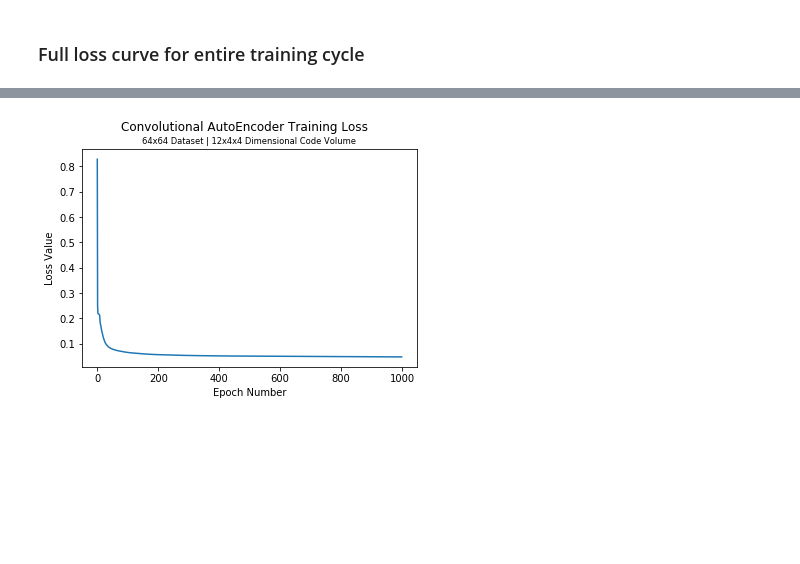
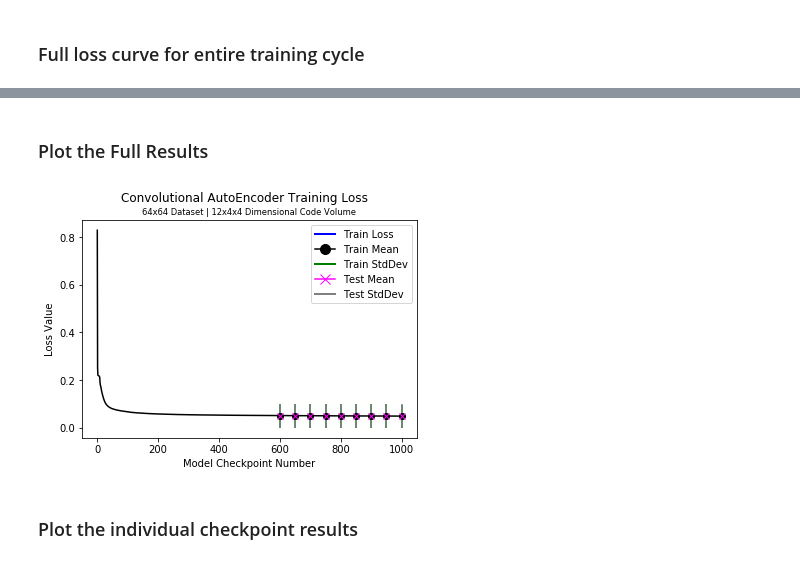
Before and after one commit to kseuro/particle_generator, a Jupyter notebook: deploy_analysis/AutoEncoder_Evaluation.ipynb, the cells around one changed output, grey strips where cells are left out. Cells and saved outputs as stored; diff of their text form; code cells hidden in the pictures; blank space fills up the shorter version.

Commit message:
Added train loss, loss distribution, and loss statistics plotting to AE eval notebook

```diff
--- a/deploy_analysis/AutoEncoder_Evaluation.ipynb
+++ b/deploy_analysis/AutoEncoder_Evaluation.ipynb
@@ -300,0 +334,3 @@ new_losses = np.asarray(new_losses)
+# %%
+test_means.append(test_mean)
+test_stds.append(test_std)
@@ -300,0 +339,2 @@ new_losses = np.asarray(new_losses)
+# %%
+ref_train_losses = []
@@ -300,0 +358,6 @@ new_losses = np.asarray(new_losses)
+# %%
+train_mean = np.mean(ref_train_losses)
+train_std  = np.std(ref_train_losses)
+# %%
+train_means.append(train_mean)
+train_stds.append(train_std)
@@ -301,3 +372,5 @@ new_losses = np.asarray(new_losses)
+# %% [markdown]
+### Plot the Full Results
 # %%
 # Compute the plot title
 if 'mlp' in exp_path:
@@ -316,20 +389,52 @@ if 'mlp' in exp_path:
     save_file = "training_loss_MLP_AE_{}_dataset_{}_l-dim.png".format(im_dim, l_dim)
 else:
     save_file = "training_loss_Conv_AE_{}_dataset_{}-{}-{}_code-volume.png".format(im_dim, l_dim, 4, 4)
-# %%
-%matplotlib inline
-# Plot the losses against the number of epochs
-fig, axes = plt.subplots(1,1)
-fig.suptitle(title)
-
-axes.set_title(label, fontsize="small")
-axes.set_xlabel("Epoch Number")
-axes.set_ylabel("Loss Value")
-
-# Plot data
-axes.plot(np.arange(0, num_epochs), new_losses)
-
-# Generate and save image
-plt.savefig(save_file, dpi=300)
-# %% [output]
-[figure, removed]
+# %%
+%matplotlib inline
+checkpoints = [i for i in range(600, 1050, 50)]
+colors = ['black', 'green', 'magenta', 'gray']
+
+# Train Loss Label
+l0 = Line2D([0], [0], color='blue', lw=2, label='Train Loss')
+
+# Train Legend Labels
+l1 = Line2D([0], [0], marker='o', color=colors[0], label='Train Mean',   markerfacecolor= colors[0], markersize=10)
+l2 = Line2D([0], [0], color=colors[1], lw=2, label='Train StdDev')
+
+# Test Legend Labels
+l3 = Line2D([0], [0], marker='x', color=colors[2], label='Test Mean',    markerfacecolor= colors[2], markersize=10)
+l4 = Line2D([0], [0], color=colors[3], lw=2, label='Test StdDev')
+
+# Create custom legend list
+legend = [l0, l1, l2, l3, l4]
+
+# Plot the losses against the number of epochs
+fig, axes = plt.subplots(1,1)
+fig.suptitle(title)
+
+axes.set_title(label, fontsize="small")
+axes.set_xlabel("Model Checkpoint Number")
+axes.set_ylabel("Loss Value")
+
+axes.plot(np.arange(0, num_epochs), new_losses, color = 'k')
+
+# Plot data
+for i in range(len(train_means)):
+    # Reference Training Set
+    label = 'train_ep_{}'.format(checkpoints[i])
+    axes.errorbar(checkpoints[i], train_means[i], yerr=train_stds[i], color=colors[0],
+                  ecolor = colors[1], label=label, fmt='o')
+
+    # Test Set
+    label = 'test_ep_{}'.format(checkpoints[i])
+    axes.errorbar(checkpoints[i], test_means[i],  yerr=test_stds[i], color=colors[2],
+                  ecolor = colors[3], label=label, fmt='x')
+
+axes.legend(handles = legend)
+
+# Generate and save image
+plt.savefig(save_file, dpi=300)
+# %% [output]
+[figure, added]
+# %% [markdown]
+### Plot the individual checkpoint results
```
Also changed, not shown: parts of 65 cells of this notebook.
